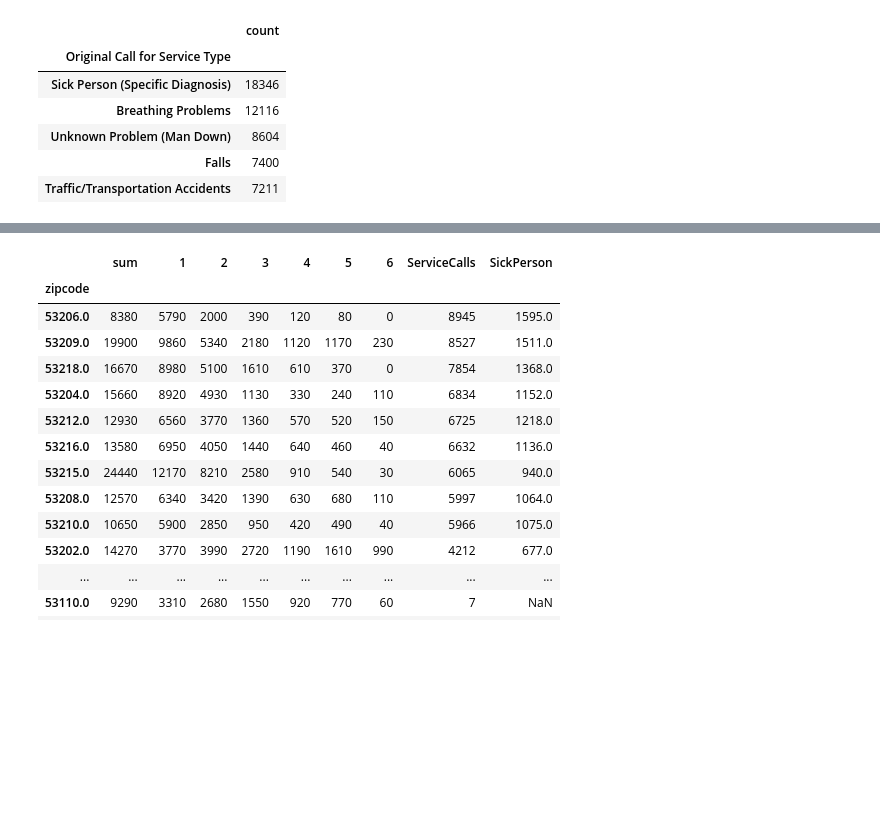
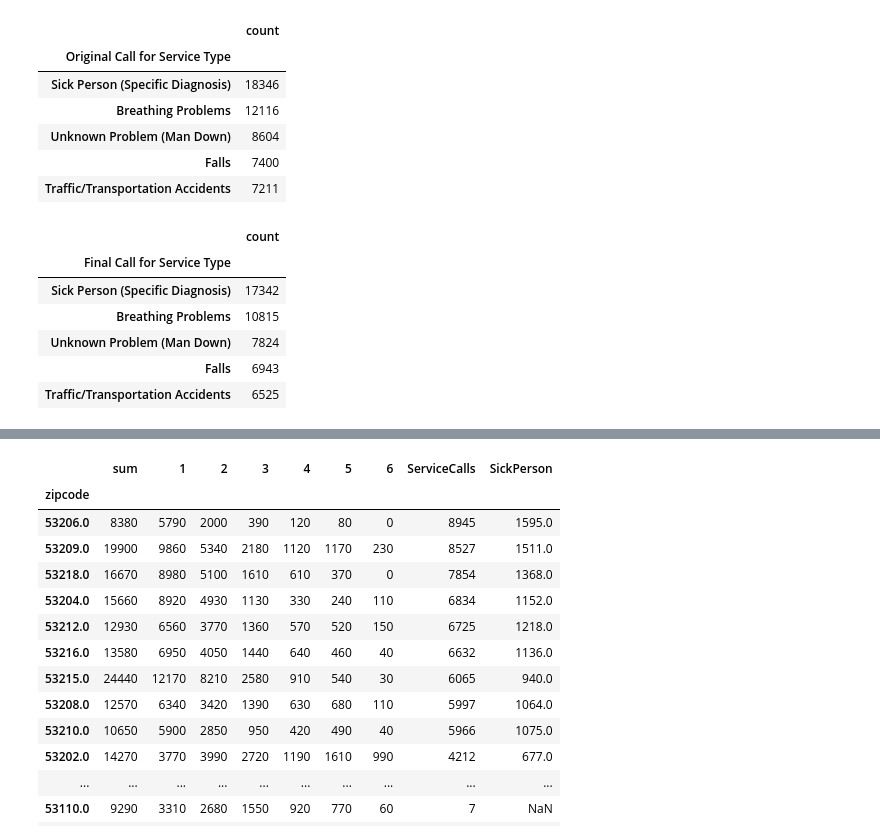
Before and after one commit to peterdobbs77/pop_health_mke, a Jupyter notebook: mke_pop_health.ipynb, the cells around one changed output, grey strips where cells are left out. Drawn from its saved outputs; the diff is of its cells as text; code cells hidden in the pictures; blank space fills up the shorter version.

```diff
--- a/mke_pop_health.ipynb
+++ b/mke_pop_health.ipynb
@@ -72,3 +109,14 @@ df.groupby('Original Call for Service Type').agg(['count'])['Final Call for Serv
 | Unknown Problem (Man Down) | 8604 |
 | Falls | 7400 |
 | Traffic/Transportation Accidents | 7211 |
+# %%
+## group by final call type and aggregate by count
+df.groupby('Final Call for Service Type').agg(['count'])['Incident Date'].sort_values(by='count',ascending=False).head()
+# %% [output]
+|  | count |
+| Final Call for Service Type |  |
+| Sick Person (Specific Diagnosis) | 17342 |
+| Breathing Problems | 10815 |
+| Unknown Problem (Man Down) | 7824 |
+| Falls | 6943 |
+| Traffic/Transportation Accidents | 6525 |
```
Also changed, not shown: parts of 8 cells of this notebook, 1 other file.
